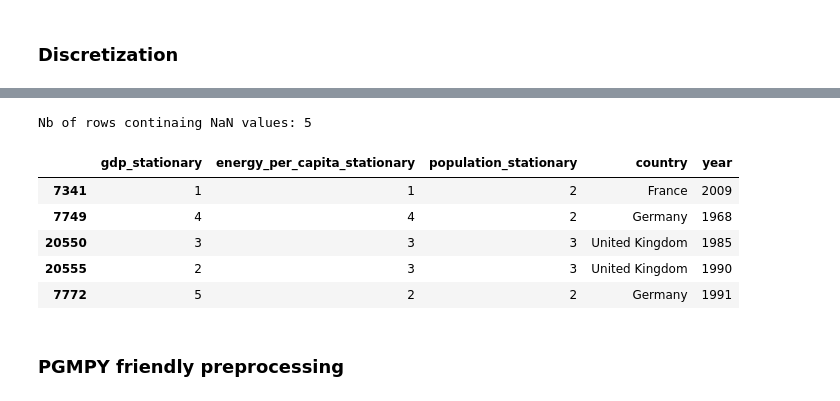
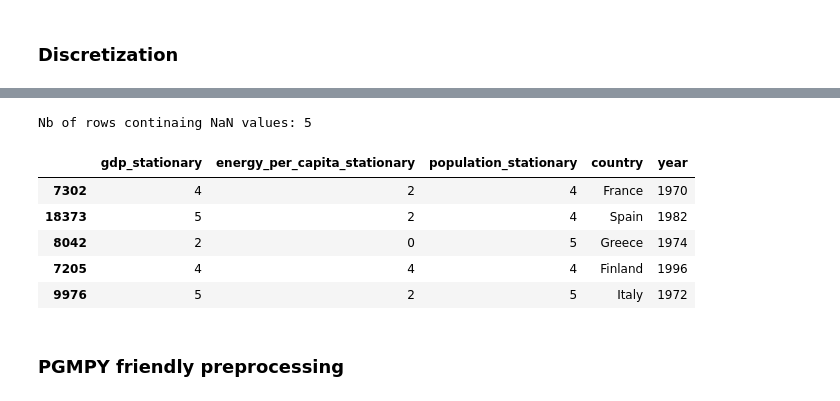
Before and after one commit to MehdiEK/BayesianNet4TimeSeries, a Jupyter notebook: DDBN_scenarios.ipynb, the cells around one changed output, grey strips where cells are left out. Cells and saved outputs as stored; diff of their text form; code cells hidden in the pictures.

```diff
--- a/DDBN_scenarios.ipynb
+++ b/DDBN_scenarios.ipynb
@@ -13,14 +15,22 @@ from models.model_v0 import DumbDiscretizer, pgmpy_friendly_transformer, CustomD
 # I. General settings
 # %%
 # load data parameters
-countries = ['France', 'Germany', 'United Kingdom', 'Italy', 'Spain', 'Japan']
+countries = ['France', 'Germany', 'United Kingdom', 'Italy', 'Spain', 'Japan',
+             'Sweden', 'Switzerland', 'Belgium', 'Australia', 'Austria', 'China',
+             'Croatia', 'Finland', 'Greece', 'India', 'New Zealand',
+             'Russia']
 columns = ['year', 'population', 'gdp', 'energy_per_capita', 'country']
 
 # preprocessing parameters
-split_year = 2011  # trainset until split_year
-test_country = "France"
-nb_steps = 6
+split_year = 2009  # trainset until split_year
+test_country = "United Kingdom"
 sliding_window = 2
+# define discretization strategy
+nb_classes = {  # nb of classes for each variable
+    "gdp_stationary": 10,
+    "population_stationary": 10,
+    "energy_per_capita_stationary": 5
+}
 
 # model parameters
 # %% [markdown]
@@ -180,29 +178,22 @@ print(f"{df_train[~df_train.isna()].shape[0]} rows without NaN")
 # %%
-# define discretization strategy
-nb_classes = {  # nb of classes for each variable
-    "gdp_stationary": nb_steps,
-    "population_stationary": nb_steps,
-    "energy_per_capita_stationary": nb_steps
-}
-
 # define discretizer object
 discretizer = DumbDiscretizer(df_train, nb_classes=nb_classes)
 
 # indexed dataframe
 df_index = discretizer.df
 
 # print nb of NaN (must be investigated later) and dorp them
 print(f"Nb of rows continaing NaN values: {df_index.isna().shape[1]}")
 df_index.dropna(inplace=True)
 df_index.sample(5)
 # %% [output]
 Nb of rows continaing NaN values: 5
 |  | gdp_stationary | energy_per_capita_stationary | population_stationary | country | year |
-| 7341 | 1 | 1 | 2 | France | 2009 |
-| 7749 | 4 | 4 | 2 | Germany | 1968 |
-| 20550 | 3 | 3 | 3 | United Kingdom | 1985 |
-| 20555 | 2 | 3 | 3 | United Kingdom | 1990 |
-| 7772 | 5 | 2 | 2 | Germany | 1991 |
+| 7302 | 4 | 2 | 4 | France | 1970 |
+| 18373 | 5 | 2 | 4 | Spain | 1982 |
+| 8042 | 2 | 0 | 5 | Greece | 1974 |
+| 7205 | 4 | 4 | 4 | Finland | 1996 |
+| 9976 | 5 | 2 | 5 | Italy | 1972 |
 # %% [markdown]
 ### PGMPY friendly preprocessing
 # %%
```
Also changed, not shown: parts of 21 cells of this notebook.
